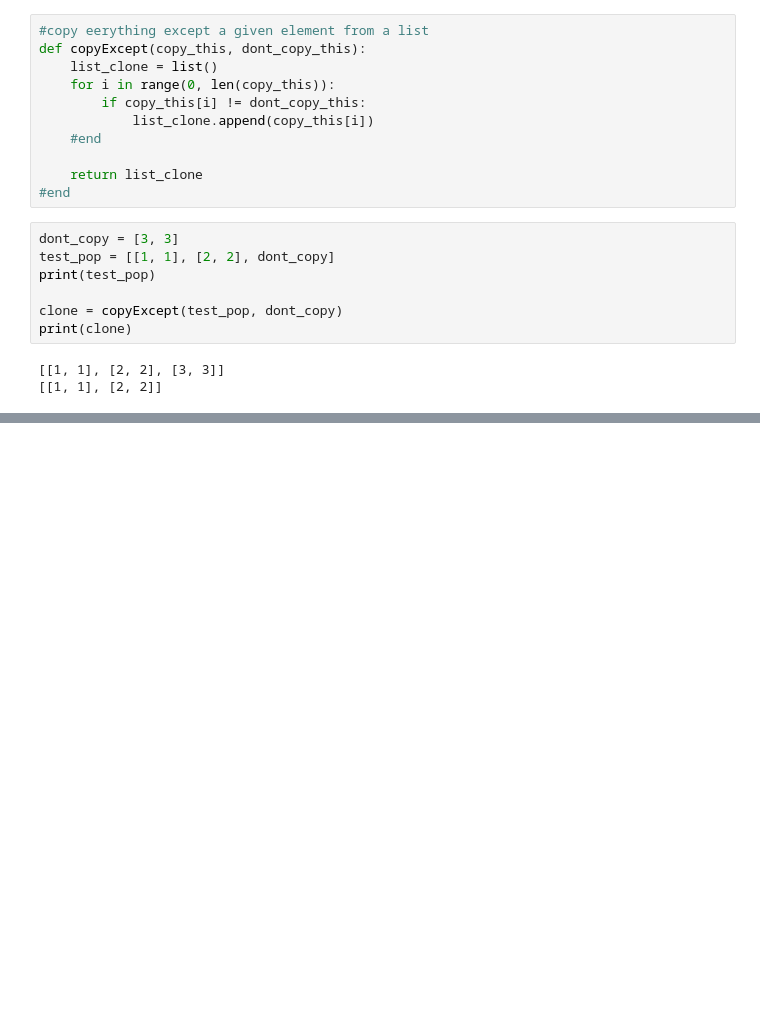
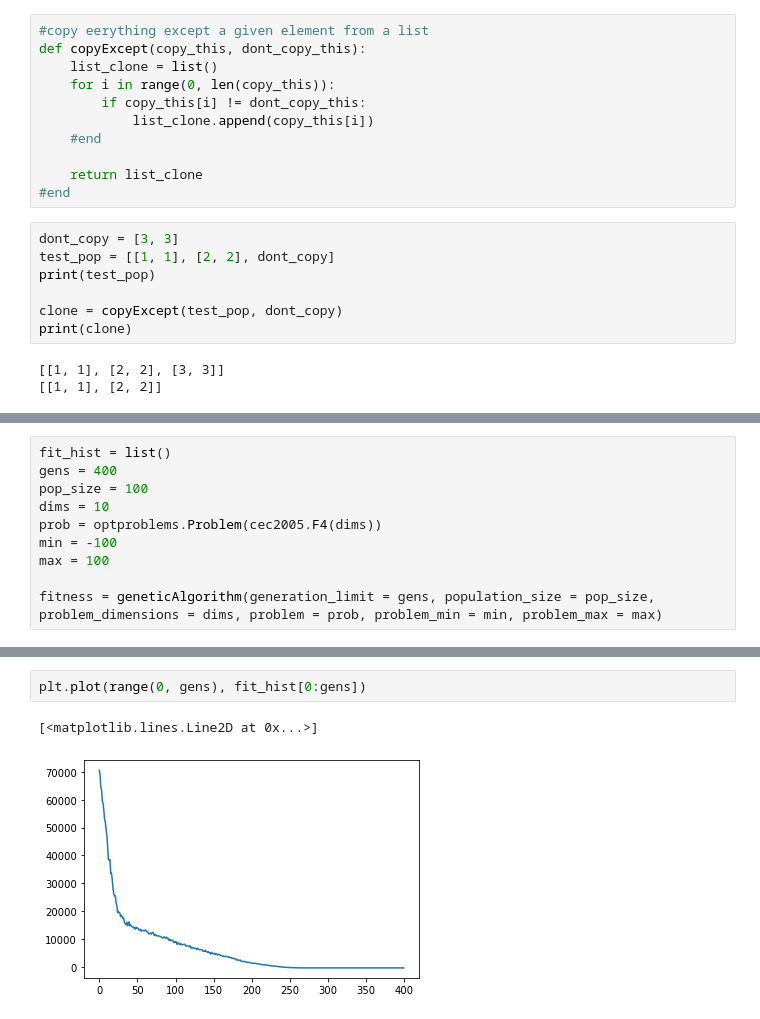
Before and after one commit to BlindBoi-and-Ember/Optimisation-GA-and-PSO, a Jupyter notebook: GA-backup/main.ipynb, the cells around one changed output, grey strips where cells are left out. Drawn from its saved outputs; the diff is of its cells as text; blank space fills up the shorter version.

Commit message:
re-wrote GA launch cell to display problem parameters more easily for screenshots and if Michael/TAs want to test it || TODO || - create readme to allow TA/Michael to run code

```diff
--- a/GA-backup/main.ipynb
+++ b/GA-backup/main.ipynb
@@ -314,0 +281,10 @@ Fitness: -449.9999767972755
+# %%
+fit_hist = list()
+gens = 400
+pop_size = 100
+dims = 10
+prob = optproblems.Problem(cec2005.F4(dims))
+min = -100
+max = 100
+
+fitness = geneticAlgorithm(generation_limit = gens, population_size = pop_size, problem_dimensions = dims, problem = prob, problem_min = min, problem_max = max)
@@ -314,0 +309,5 @@ Fitness: -449.9999767972755
+# %%
+plt.plot(range(0, gens), fit_hist[0:gens])
+# %% [output]
+[<matplotlib.lines.Line2D at 0x...>]
+[figure, added]
```
Also changed, not shown: parts of 6 cells of this notebook.
